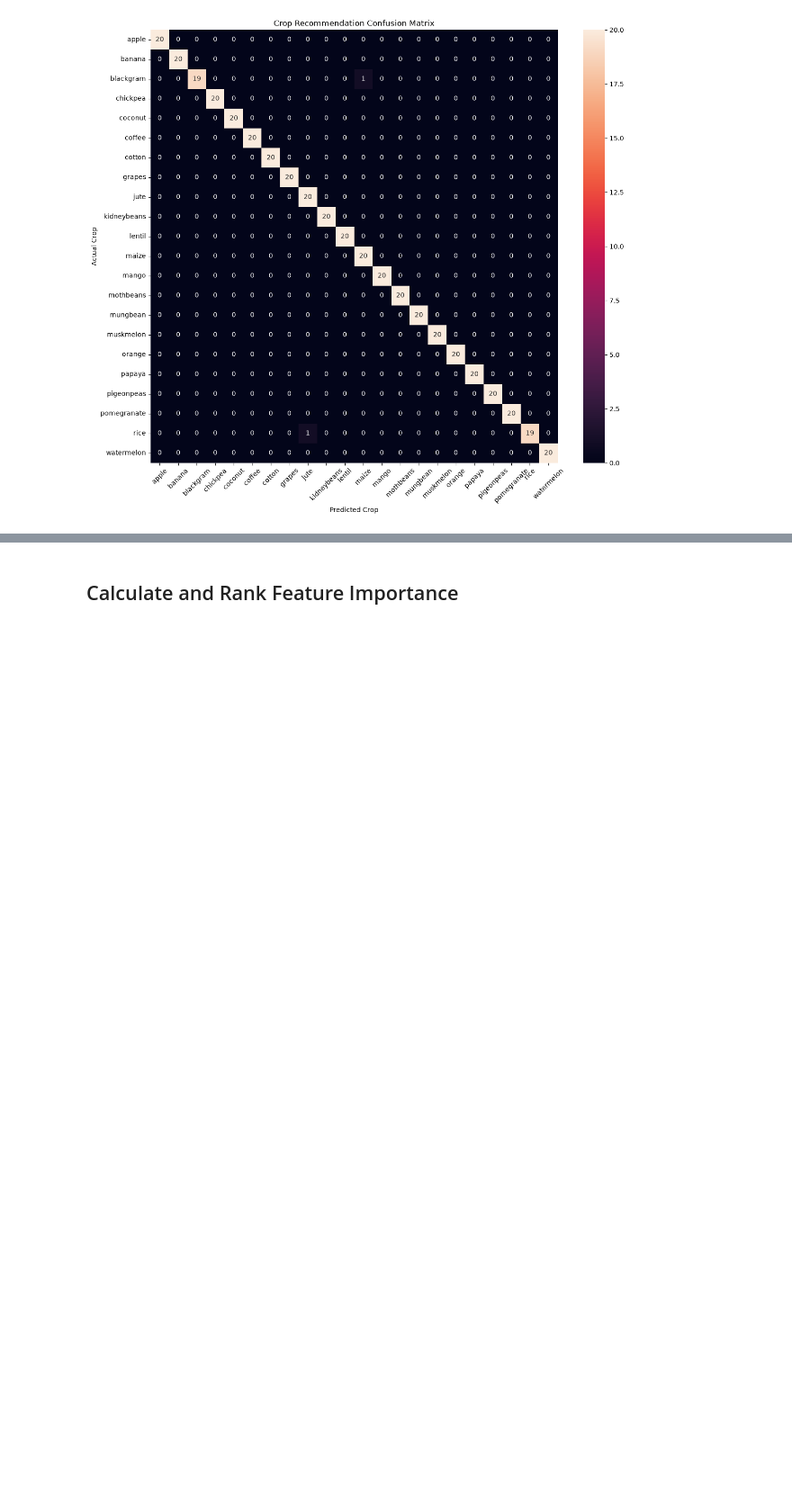
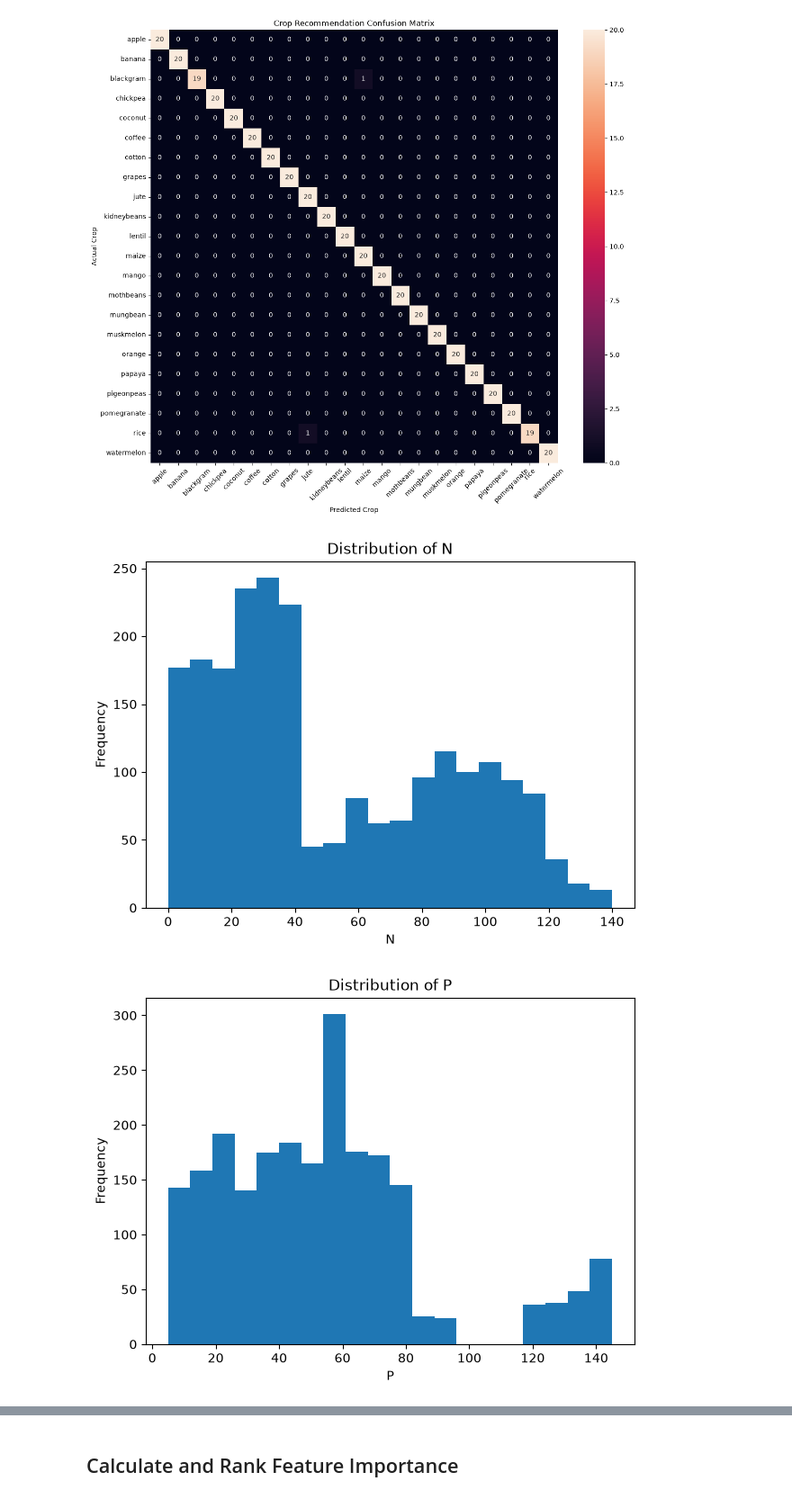
Before and after one commit to amanuelgebreabezgi01-bit/Crop_Recommendation_AI, a Jupyter notebook: notebooks/crop_recommendation.ipynb, the cells around one changed output, grey strips where cells are left out. Shown at 90% size. Drawn from its saved outputs; the diff is of its cells as text; code cells hidden in the pictures; blank space fills up the shorter version.

```diff
--- a/notebooks/crop_recommendation.ipynb
+++ b/notebooks/crop_recommendation.ipynb
@@ -243,3 +253,24 @@ plt.yticks(rotation=0)
 plt.show()
 # %% [output]
 [figure]
+# %%
+feature_names = ['N', 'P', 'K', 'temperature', 'humidity', 'ph', 'rainfall']
+# %%
+# ==========================================
+# FEATURE DISTRIBUTIONS
+# ==========================================
+
+for feature in feature_names:
+
+    plt.figure(figsize=(7, 5))
+
+    plt.hist(df[feature], bins=20)
+
+    plt.title(f"Distribution of {feature}")
+    plt.xlabel(feature)
+    plt.ylabel("Frequency")
+
+    plt.show()
+# %% [output]
+[figure, added]
+[figure, added]
```
Also changed, not shown: parts of 29 cells of this notebook, 1 other file.
